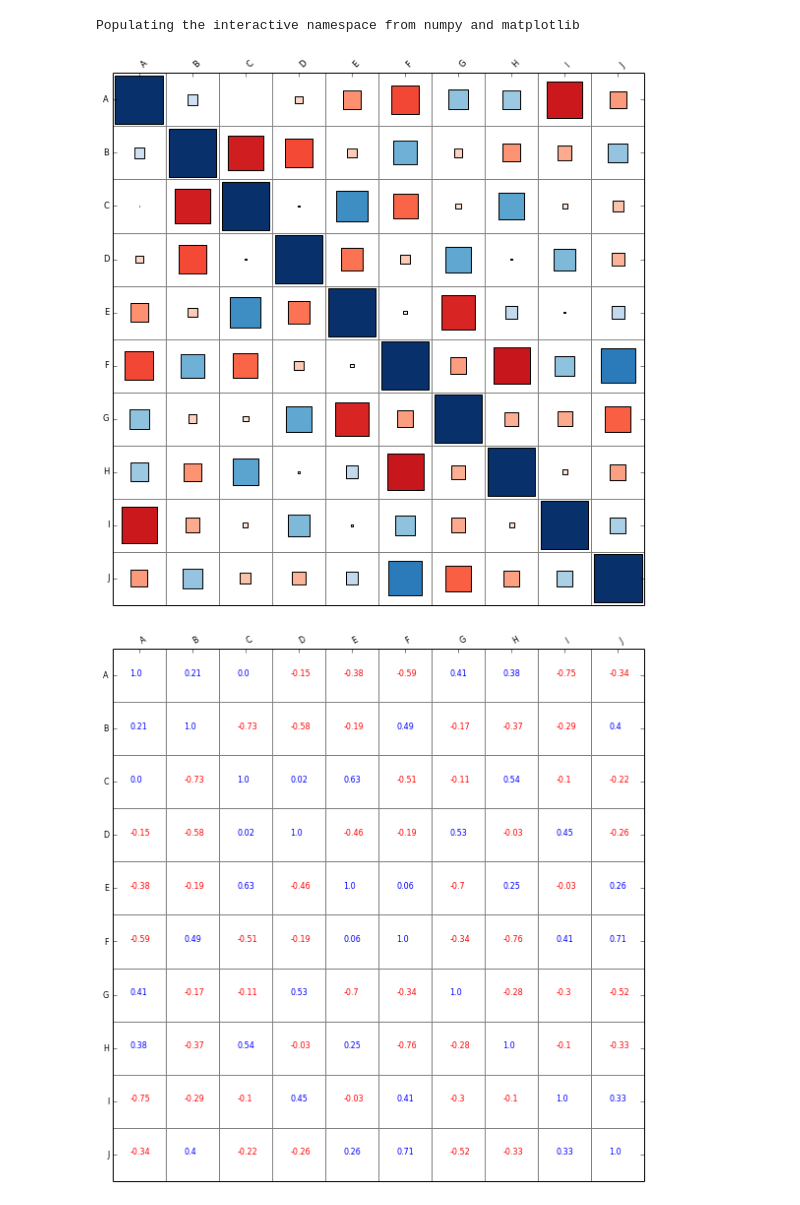
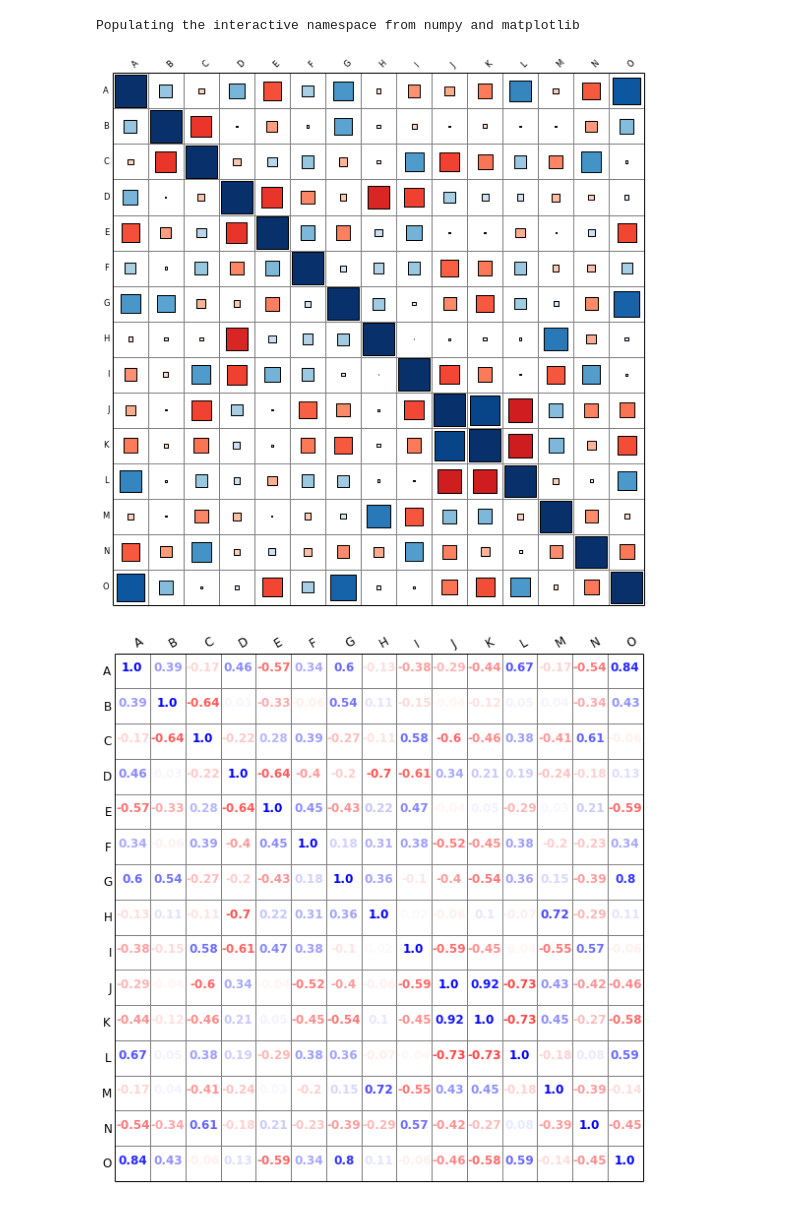
Before and after one commit to biokit/biokit, a Jupyter notebook: notebooks/viz/corrplot.ipynb, the cells around one changed output. Saved outputs shown, nothing was run; the diff lists cells and outputs as text; code cells hidden in the pictures.

```diff
--- a/notebooks/viz/corrplot.ipynb
+++ b/notebooks/viz/corrplot.ipynb
@@ -14,7 +14,7 @@ from biokit.viz import corrplot
 _ = reload(corrplot)
 # %%
 import string
-letters = string.uppercase[0:10]
+letters = string.uppercase[0:15]
 df = pd.DataFrame(dict(( (k, np.random.random(10)+ord(k)-65) for k in letters)))
 # add perturbation
 df = df.corr()
@@ -27,12 +27,12 @@ w,h = df.shape
 # %%
 c.plot(colorbar=False, method='square', shrink=.9 ,rotation=45   )
 # %% [output]
-[figure, old version]
+[figure, new version]
 # %%
 
-c.plot(method='text', fontsize=8)
+c.plot(method='text', fontsize=12)
 # %% [output]
-[figure, old version]
+[figure, new version]
 # %%
 c.plot(method='color')
 # %% [output]
```
Also changed, not shown: parts of 8 cells of this notebook.
